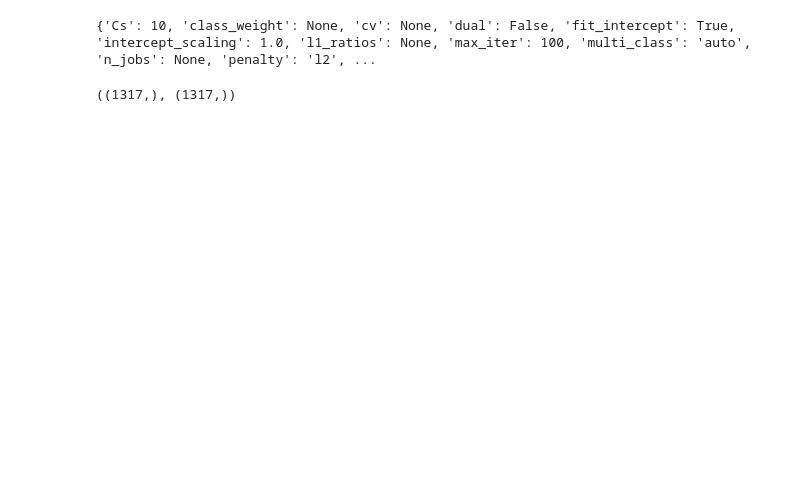
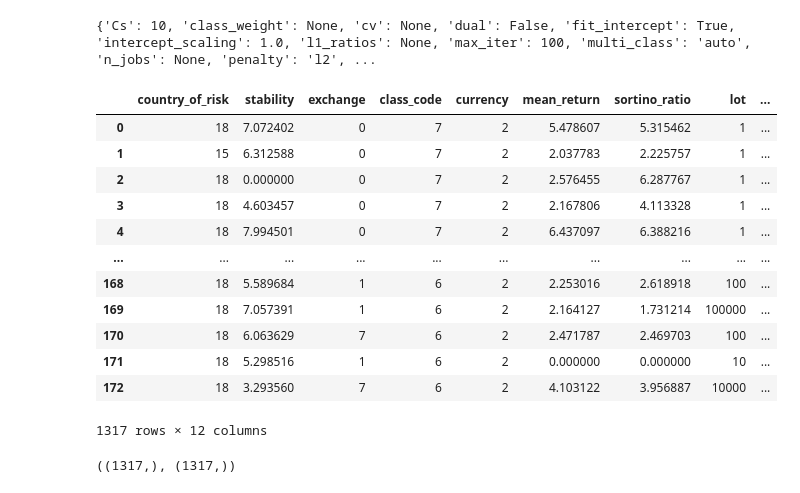
Before and after one commit to D1ffic00lt/securities-recommendation-system, a Jupyter notebook: baselines/model.ipynb, the cells around one changed output. Drawn from its saved outputs; the diff is of its cells as text; code cells hidden in the pictures; blank space fills up the shorter version.

```diff
--- a/baselines/model.ipynb
+++ b/baselines/model.ipynb
@@ -138,3 +204,11 @@ from sklearn.metrics import classification_report
+# %%
+X_test.loc[~np.isin(X_test.country_of_risk, country_of_risk_encoder.classes_), "country_of_risk"] = "RU"
+# %%
+X_test.exchange = exchange_encoder.transform(X_test.exchange)
+X_test.currency = currency_encoder.transform(X_test.currency)
+X_test.class_code = class_code_encoder.transform(X_test.class_code)
+X_test.sector = sector_encoder.transform(X_test.sector)
+X_test.country_of_risk = country_of_risk_encoder.transform(X_test.country_of_risk)
 # %%
 print(classification_report(Y_test.astype(str), model.predict(X_test)))
 # %% [output]
@@ -254,6 +388,27 @@ etfs.to_csv('../api/.cache/etfs.csv', index=False)
 print(model2.get_params())
 # %% [output]
 {'Cs': 10, 'class_weight': None, 'cv': None, 'dual': False, 'fit_intercept': True, 'intercept_scaling': 1.0, 'l1_ratios': None, 'max_iter': 100, 'multi_class': 'auto', 'n_jobs': None, 'penalty': 'l2', ...
+# %%
+X_test.class_code = class_code_encoder.transform(X_test.class_code)
+X_test.currency = currency_encoder.transform(X_test.currency)
+# %%
+X_test.exchange = exchange_encoder.transform(X_test.exchange)
+# %%
+X_test
+# %% [output]
+|  | country_of_risk | stability | exchange | class_code | currency | mean_return | sortino_ratio | lot | ... |
+| 0 | 18 | 7.072402 | 0 | 7 | 2 | 5.478607 | 5.315462 | 1 | ... |
+| 1 | 15 | 6.312588 | 0 | 7 | 2 | 2.037783 | 2.225757 | 1 | ... |
+| 2 | 18 | 0.000000 | 0 | 7 | 2 | 2.576455 | 6.287767 | 1 | ... |
+| 3 | 18 | 4.603457 | 0 | 7 | 2 | 2.167806 | 4.113328 | 1 | ... |
+| 4 | 18 | 7.994501 | 0 | 7 | 2 | 6.437097 | 6.388216 | 1 | ... |
+| ... | ... | ... | ... | ... | ... | ... | ... | ... | ... |
+| 168 | 18 | 5.589684 | 1 | 6 | 2 | 2.253016 | 2.618918 | 100 | ... |
+| 169 | 18 | 7.057391 | 1 | 6 | 2 | 2.164127 | 1.731214 | 100000 | ... |
+| 170 | 18 | 6.063629 | 7 | 6 | 2 | 2.471787 | 2.469703 | 100 | ... |
+| 171 | 18 | 5.298516 | 1 | 6 | 2 | 0.000000 | 0.000000 | 10 | ... |
+| 172 | 18 | 3.293560 | 7 | 6 | 2 | 4.103122 | 3.956887 | 10000 | ... |
+1317 rows × 12 columns
 # %%
 preds = X_test[list(set(X_test.columns) & set(num_columns))]
 preds = preds.reindex(columns=num_columns)
```
Also changed, not shown: parts of 26 cells of this notebook.
